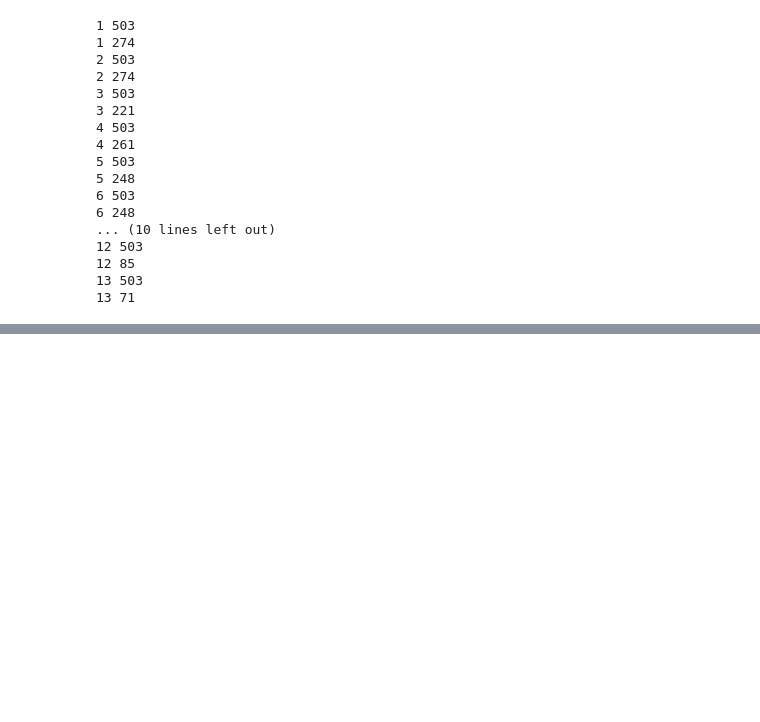
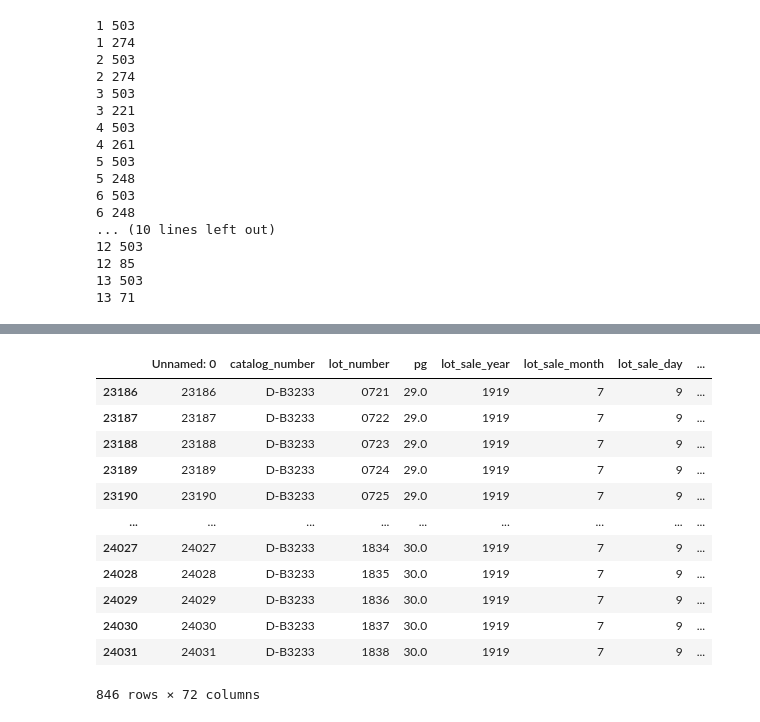
Before and after one commit to limwualice/art_er_graph, a Jupyter notebook: notebooks/cleaning_getty.ipynb, the cells around one changed output, grey strips where cells are left out. Saved outputs shown, nothing was run; the diff lists cells and outputs as text; code cells hidden in the pictures; blank space fills up the shorter version.

Commit message:
added more to cleaning script

```diff
--- a/notebooks/cleaning_getty.ipynb
+++ b/notebooks/cleaning_getty.ipynb
@@ -83,0 +90,3 @@ for i in range(1,n+1):
+# %%
+df_test=pd.read_csv(clean_file_location+'/df13.csv')
+df_test.head()
@@ -83,0 +151,16 @@ for i in range(1,n+1):
+# %%
+df_test[df_test['artist_name_1']=='Prof. Louis Braun']
+# %% [output]
+|  | Unnamed: 0 | catalog_number | lot_number | pg | lot_sale_year | lot_sale_month | lot_sale_day | ... |
+| 23186 | 23186 | D-B3233 | 0721 | 29.0 | 1919 | 7 | 9 | ... |
+| 23187 | 23187 | D-B3233 | 0722 | 29.0 | 1919 | 7 | 9 | ... |
+| 23188 | 23188 | D-B3233 | 0723 | 29.0 | 1919 | 7 | 9 | ... |
+| 23189 | 23189 | D-B3233 | 0724 | 29.0 | 1919 | 7 | 9 | ... |
+| 23190 | 23190 | D-B3233 | 0725 | 29.0 | 1919 | 7 | 9 | ... |
+| ... | ... | ... | ... | ... | ... | ... | ... | ... |
+| 24027 | 24027 | D-B3233 | 1834 | 30.0 | 1919 | 7 | 9 | ... |
+| 24028 | 24028 | D-B3233 | 1835 | 30.0 | 1919 | 7 | 9 | ... |
+| 24029 | 24029 | D-B3233 | 1836 | 30.0 | 1919 | 7 | 9 | ... |
+| 24030 | 24030 | D-B3233 | 1837 | 30.0 | 1919 | 7 | 9 | ... |
+| 24031 | 24031 | D-B3233 | 1838 | 30.0 | 1919 | 7 | 9 | ... |
+846 rows × 72 columns
```
Also changed, not shown: parts of 17 cells of this notebook, 1 other file.
